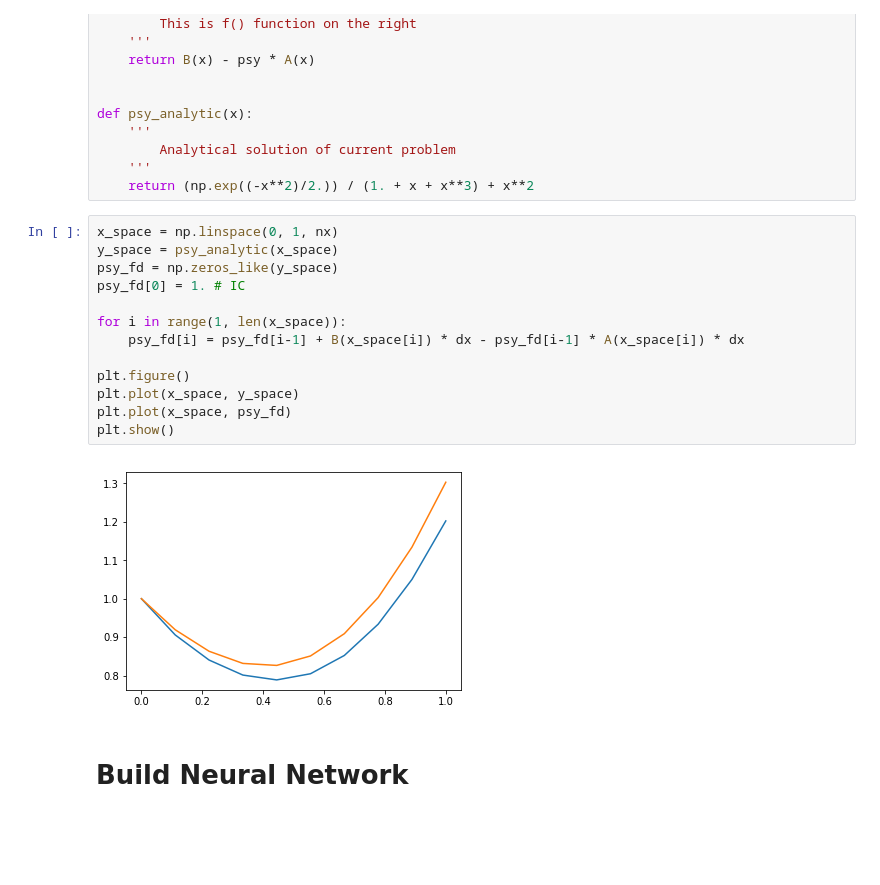
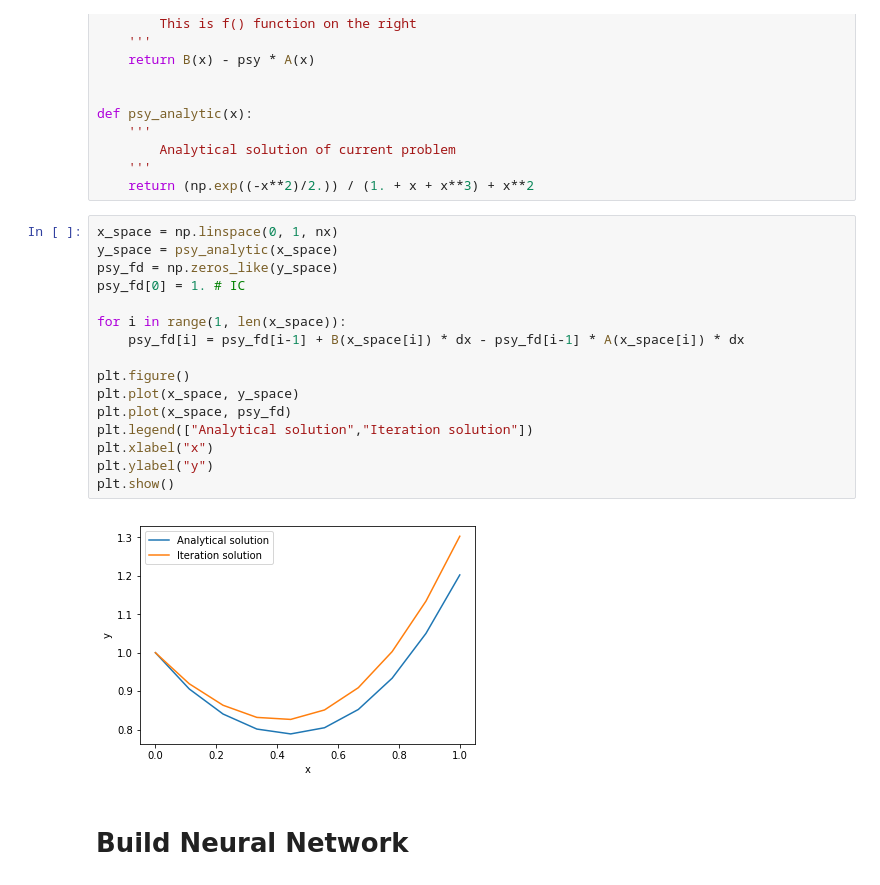
Before and after one commit to zw2497/Neural_Network_PDE, a Jupyter notebook: ODE1.ipynb, the cells around one changed output. Cells and saved outputs as stored; diff of their text form; blank space fills up the shorter version.

```diff
--- a/ODE1.ipynb
+++ b/ODE1.ipynb
@@ -51,18 +54,21 @@ def psy_analytic(x):
 # %%
 x_space = np.linspace(0, 1, nx)
 y_space = psy_analytic(x_space)
 psy_fd = np.zeros_like(y_space)
 psy_fd[0] = 1. # IC
 
 for i in range(1, len(x_space)):
     psy_fd[i] = psy_fd[i-1] + B(x_space[i]) * dx - psy_fd[i-1] * A(x_space[i]) * dx
 
 plt.figure()
 plt.plot(x_space, y_space)
 plt.plot(x_space, psy_fd)
+plt.legend(["Analytical solution","Iteration solution"])
+plt.xlabel("x")
+plt.ylabel("y")
 plt.show()
 # %% [output]
-[figure, old version]
+[figure, new version]
 # %% [markdown]
 # Build Neural Network
 # %%
```
Also changed, not shown: parts of 7 cells of this notebook.
